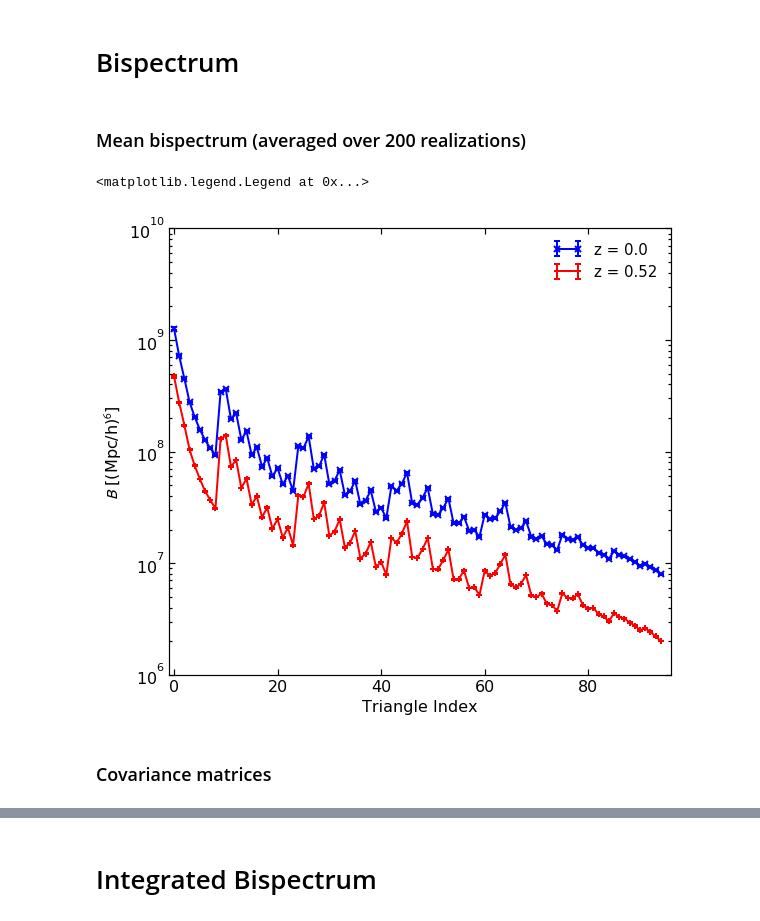
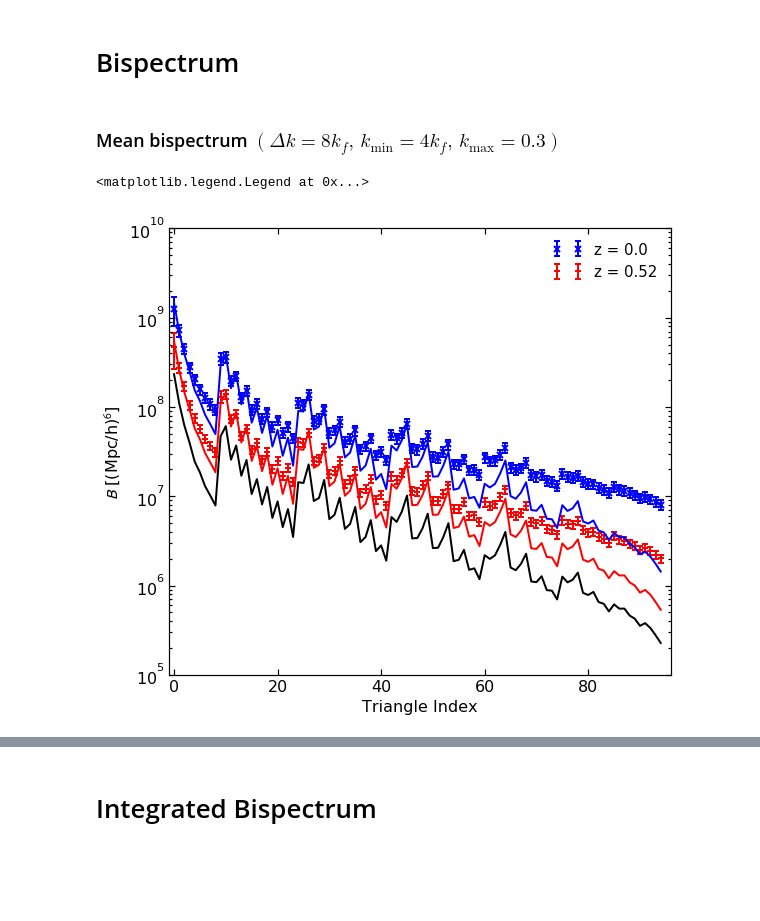
Before and after one commit to DonRegan/notebooks, a Jupyter notebook: ZBOX2 Measurements.ipynb, the cells around one changed output, grey strips where cells are left out. Drawn from its saved outputs; the diff is of its cells as text; code cells hidden in the pictures; blank space fills up the shorter version.

```diff
--- a/ZBOX2 Measurements.ipynb
+++ b/ZBOX2 Measurements.ipynb
@@ -8,27 +51,65 @@
 # %% [markdown]
 # Bispectrum
-# %% [markdown]
-### Mean bispectrum (averaged over 200 realizations)
+# %% [markdown]
+### Mean bispectrum $(\Delta k = 8 k_f,\,k_{\mathrm{min}}=4 k_f,\,k_{\mathrm{max}}=0.3)$
+# %%
+# tree-level prediction
+Pmodel = loadtxt('./model/PSpec/1loop_Power_2222222.dat')
+Pspline = interp1d(Pmodel[:,0],Pmodel[:,1],kind='cubic')
+
+par = (0.25, 0.75, -1.0, 0.0)
+gz00 = G(0.0, par)/G(0.0, par)
+gz05 = G(0.52, par)/G(0.0, par)
+gz10 = G(1.0, par)/G(0.0, par)
+
+def F2(k1, k2, k3):
+    mu = (k3**2-k1**2-k2**2)/(2*k1*k2)
+    return 5./7 + mu/2*(k1/k2+k2/k1) + 2./7*mu**2
+
+nshapes = 95
+dk = 8*2*pi/1500
+k1 = dk/2
+Bmodel_z00 = zeros(nshapes)
+Bmodel_z05 = zeros(nshapes)
+Bmodel_z10 = zeros(nshapes)
+i = 0
+while k1 < 0.3:
+    k2 = k1
+    while k2 < 0.3:
+        k3 = k2
+        while k3 < 0.3:
+            if k3 < k1+k2:
+                B = 2*(F2(k1,k2,k3)*Pspline(k1)*Pspline(k2)+F2(k2,k3,k1)*Pspline(k2)*Pspline(k3)+F2(k3,k1,k2)*Pspline(k3)*Pspline(k1))
+                Bmodel_z00[i] = gz00**4*B
+                Bmodel_z05[i] = gz05**4*B
+                Bmodel_z10[i] = gz10**4*B
+                i += 1
+            k3 += dk
+        k2 += dk
+    k1 += dk
 # %%
 # load data
 nshapes = 95
 Bz00 = loadtxt('./data/ZBOX2/BSpec/z0.0/kmax_0.3_dk_8kf_N512_avg.dat')
 Bz05 = loadtxt('./data/ZBOX2/BSpec/z0.52/kmax_0.3_dk_8kf_N512_avg.dat')
 
+# plotting
 f = plt.figure(figsize=(9,8))
 ax = f.add_subplot(111)
 
 ax.set_yscale('log')
 ax.set_xlabel('Triangle Index',fontsize=16)
 ax.set_ylabel('$B$ [(Mpc/h)$^6$]',fontsize=16)
 ax.set_xlim(-1,96)
 
-ax.errorbar(arange(0,nshapes),Bz00[:,3],Bz00[:,4]/sqrt(197),fmt='-x',mew=2,lw=2,c='b',label='z = 0.0')
-ax.errorbar(arange(0,nshapes),Bz05[:,3],Bz05[:,4]/sqrt(198),fmt='-+',mew=2,lw=2,c='r',label='z = 0.52')
+ax.errorbar(arange(0,nshapes),Bz00[:,3],Bz00[:,4],fmt='x',mew=2,lw=2,c='b',label='z = 0.0')
+ax.errorbar(arange(0,nshapes),Bz05[:,3],Bz05[:,4],fmt='+',mew=2,lw=2,c='r',label='z = 0.52')
+
+ax.plot(arange(0,nshapes),Bmodel_z00,lw=2,c='b')
+ax.plot(arange(0,nshapes),Bmodel_z05,lw=2,c='r')
+ax.plot(arange(0,nshapes),Bmodel_z10,lw=2,c='black')
 
 legend(loc=1,prop={'size':15},frameon=False)
 # %% [output]
 <matplotlib.legend.Legend at 0x...>
-[figure, old version]
+[figure, new version]
-# %% [markdown]
-### Covariance matrices
```
Also changed, not shown: parts of 22 cells of this notebook.
